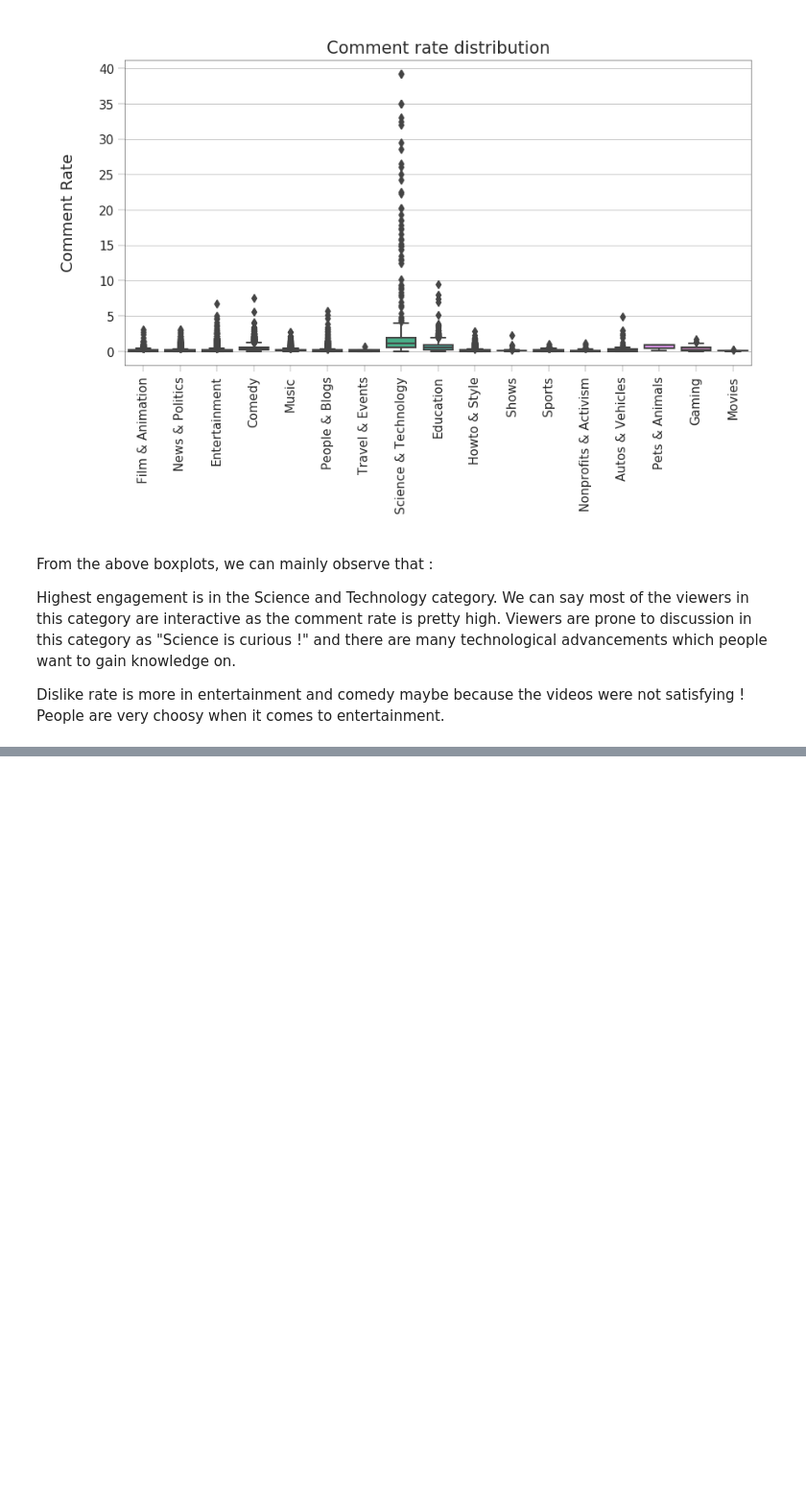
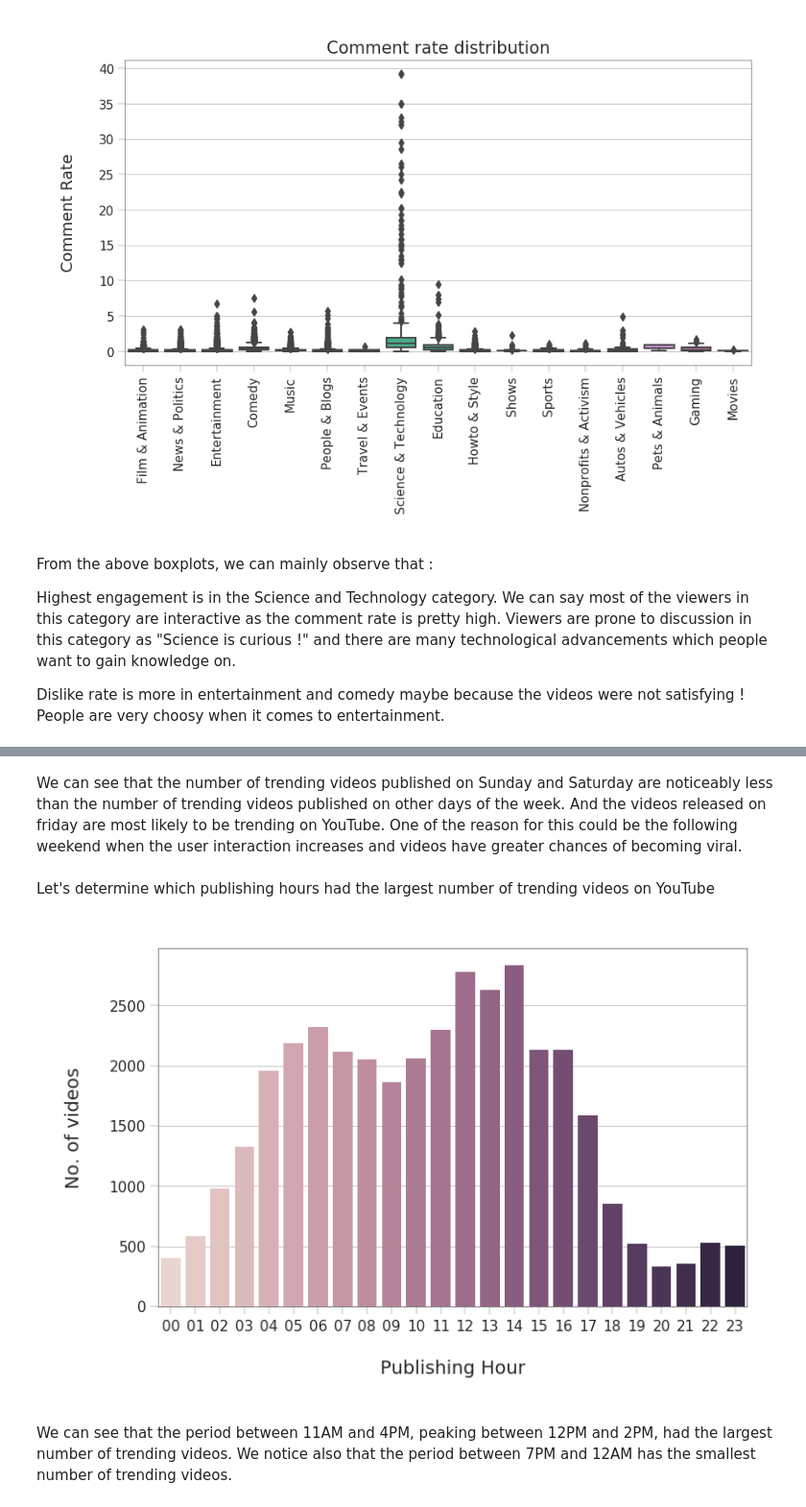
Before and after one commit to Shreya369/We-R, a Jupyter notebook: YouTube_Trending_Video_Analysis.ipynb, the cells around one changed output, grey strips where cells are left out. Shown: that part at 96% size. Cells and saved outputs as stored; diff of their text form; code cells hidden in the pictures; blank space fills up the shorter version.

```diff
--- a/YouTube_Trending_Video_Analysis.ipynb
+++ b/YouTube_Trending_Video_Analysis.ipynb
@@ -188,0 +208,15 @@ Dislike rate is more in entertainment and comedy maybe because the videos were n
+# %% [markdown]
+We can see that the number of trending videos published on Sunday and Saturday are noticeably less than the number of trending videos published on other days of the week. And the videos released on friday are most likely to be trending on YouTube. One of the reason for this could be the following weekend when the user interaction increases and videos have greater chances of becoming viral.
+# %% [markdown]
+Let's determine which publishing hours had the largest number of trending videos on YouTube
+# %%
+cdf = INvideos["publishing_hour"].value_counts().to_frame().reset_index()\
+        .rename(columns={"index": "publishing_hour", "publishing_hour": "No_of_videos"})
+fig, ax = plt.subplots()
+_ = sns.barplot(x="publishing_hour", y="No_of_videos", data=cdf,
+                palette=sns.cubehelix_palette(n_colors=24), ax=ax)
+_ = ax.set(xlabel="Publishing Hour", ylabel="No. of videos")
+# %% [output]
+[figure, added]
+# %% [markdown]
+We can see that the period between 11AM and 4PM, peaking between 12PM and 2PM, had the largest number of trending videos. We notice also that the period between 7PM and 12AM has the smallest number of trending videos.
```
Also changed, not shown: parts of 4 cells of this notebook.
